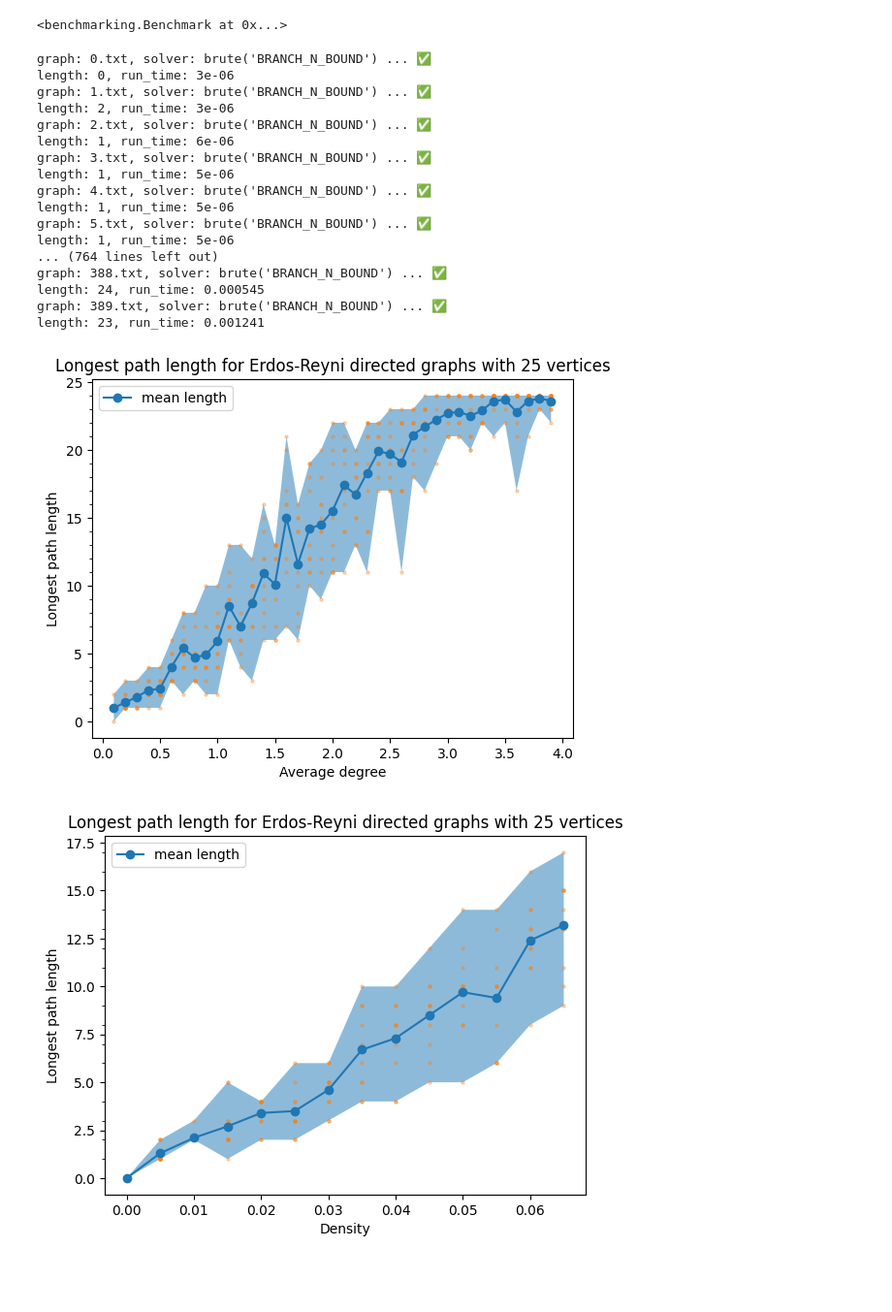
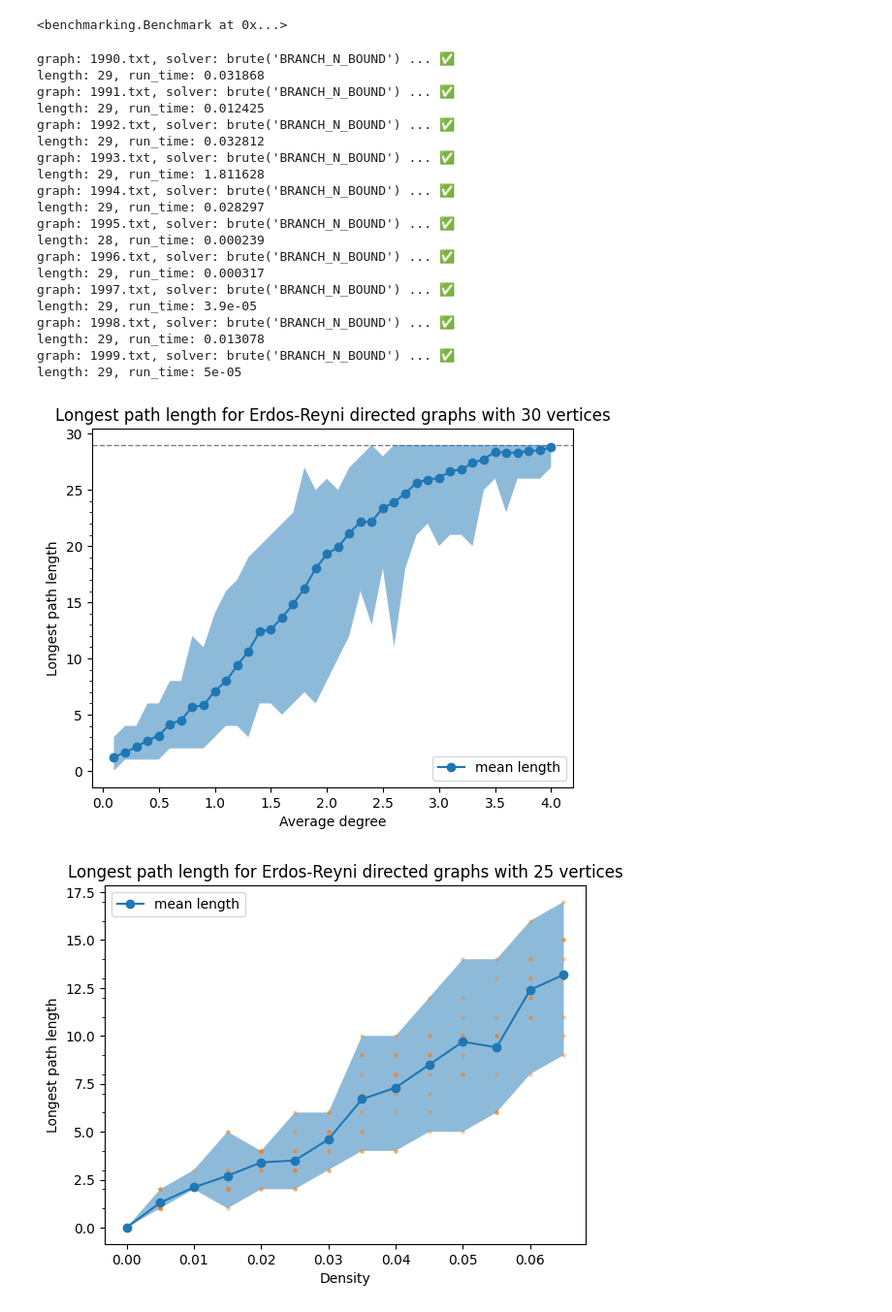
Before and after one commit to blinkybool/LongestPath, a Jupyter notebook: notebooks/average_length.ipynb, the cells around one changed output. Shown at 97% size. Saved outputs shown, nothing was run; the diff lists cells and outputs as text; code cells hidden in the pictures; blank space fills up the shorter version.

Commit message:
benchmarking (from last friday)

```diff
--- a/notebooks/average_length.ipynb
+++ b/notebooks/average_length.ipynb
@@ -8,7 +8,7 @@ top_level_path = os.path.abspath(os.path.join('..'))
 if top_level_path not in sys.path:
 	sys.path.append(top_level_path)
 # %%
-benchmark_path = "../benchmarks/average_length_n25"
+benchmark_path = "../benchmarks/average_length_n30"
 # %%
 from benchmarking import Benchmark, new_random_benchmark, RandomParams
 from longestpath.solvers import Solver
@@ -24,54 +24,60 @@ new_random_benchmark(params_list=params_list, params_code=params_code, solvers=s
 # %%
 Benchmark.load(benchmark_path).run()
 # %% [output]
-graph: 0.txt, solver: brute('BRANCH_N_BOUND') ... ✅
-length: 0, run_time: 3e-06
-graph: 1.txt, solver: brute('BRANCH_N_BOUND') ... ✅
-length: 2, run_time: 3e-06
-graph: 2.txt, solver: brute('BRANCH_N_BOUND') ... ✅
-length: 1, run_time: 6e-06
-graph: 3.txt, solver: brute('BRANCH_N_BOUND') ... ✅
-length: 1, run_time: 5e-06
-graph: 4.txt, solver: brute('BRANCH_N_BOUND') ... ✅
-length: 1, run_time: 5e-06
-graph: 5.txt, solver: brute('BRANCH_N_BOUND') ... ✅
-length: 1, run_time: 5e-06
-... (764 lines left out)
-graph: 388.txt, solver: brute('BRANCH_N_BOUND') ... ✅
-length: 24, run_time: 0.000545
-graph: 389.txt, solver: brute('BRANCH_N_BOUND') ... ✅
-length: 23, run_time: 0.001241
+graph: 1990.txt, solver: brute('BRANCH_N_BOUND') ... ✅
+length: 29, run_time: 0.031868
+graph: 1991.txt, solver: brute('BRANCH_N_BOUND') ... ✅
+length: 29, run_time: 0.012425
+graph: 1992.txt, solver: brute('BRANCH_N_BOUND') ... ✅
+length: 29, run_time: 0.032812
+graph: 1993.txt, solver: brute('BRANCH_N_BOUND') ... ✅
+length: 29, run_time: 1.811628
+graph: 1994.txt, solver: brute('BRANCH_N_BOUND') ... ✅
+length: 29, run_time: 0.028297
+graph: 1995.txt, solver: brute('BRANCH_N_BOUND') ... ✅
+length: 28, run_time: 0.000239
+graph: 1996.txt, solver: brute('BRANCH_N_BOUND') ... ✅
+length: 29, run_time: 0.000317
+graph: 1997.txt, solver: brute('BRANCH_N_BOUND') ... ✅
+length: 29, run_time: 3.9e-05
+graph: 1998.txt, solver: brute('BRANCH_N_BOUND') ... ✅
+length: 29, run_time: 0.013078
+graph: 1999.txt, solver: brute('BRANCH_N_BOUND') ... ✅
+length: 29, run_time: 5e-05
 # %%
 import pandas as pd
 import matplotlib.pyplot as plt
+from benchmarking import Benchmark
 
 benchmark = Benchmark.load(benchmark_path)
 
 results = benchmark.results()
 solver_names = [str(solver) for solver in benchmark.solvers]
 graph_infos = benchmark.info["graph_infos"]
 
 df = pd.DataFrame(results)
 df["solver_name"] = df["solver"].apply(lambda i: solver_names[i])
 df["average_degree"] = df["graph_id"].apply(lambda id: graph_infos[id]['average_degree'])
 
 view = df[['average_degree', 'solver_name','length', 'run_time']]
 
 data = df.groupby(['average_degree']).agg({'length': ['min', 'max', 'mean']})['length'].reset_index()
 data.plot(x='average_degree', y='mean', style="o-", label="mean length")
 
 plt.fill_between(x='average_degree',y1='min',y2='max', data=data, alpha=0.5)
-plt.yticks(range(0,51), minor=True)
-for solver_name in solver_names:
-    plt.scatter(df['average_degree'], df['length'], alpha=0.3, s=5)
+plt.yticks(range(0,26), minor=True)
+# for solver_name in solver_names:
+#     plt.scatter(df['average_degree'], df['length'], alpha=0.3, s=5)
 
 plt.ylabel("Longest path length")
 plt.xlabel("Average degree")
-plt.title("Longest path length for Erdos-Reyni directed graphs with 25 vertices")
+plt.title("Longest path length for Erdos-Reyni directed graphs with 30 vertices")
+plt.axhline(y=29, color='black', linestyle='--', label='run-time cutoff', linewidth=1, alpha=0.5, zorder=0)
 
-plt.savefig(os.path.join(benchmark.benchmark_path, "plot.png"), dpi=400, bbox_inches='tight')
+
+plt.savefig(os.path.join(benchmark.benchmark_path, "length_vs_degree.png"), dpi=400, bbox_inches='tight')
 # %% [output]
-[figure, old version]
+[figure, new version]
 # %%
 import pandas as pd
 import matplotlib.pyplot as plt
```
Also changed, not shown: parts of 1 cell of this notebook, 8 other files.
